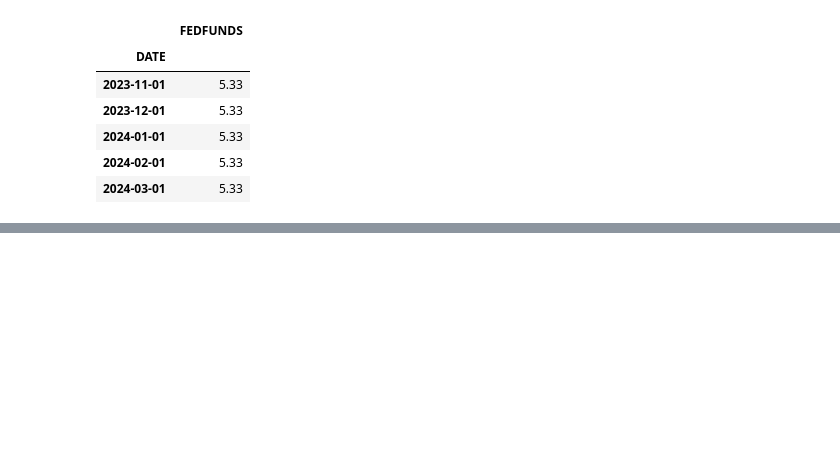
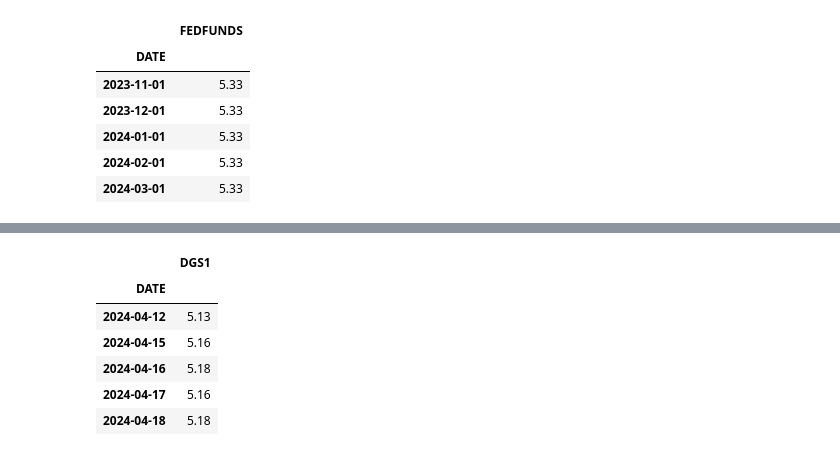
Before and after one commit to meoflaxz/stock-market-analytics-zoomcamp, a Jupyter notebook: week1-intro-data-sources/module1-intro-data-sources.ipynb, the cells around one changed output, grey strips where cells are left out. Cells and saved outputs as stored; diff of their text form; code cells hidden in the pictures; blank space fills up the shorter version.

```diff
--- a/week1-intro-data-sources/module1-intro-data-sources.ipynb
+++ b/week1-intro-data-sources/module1-intro-data-sources.ipynb
@@ -152,0 +172,13 @@ fedfunds.tail()
+# %%
+# treasury security 1 year
+# https://fred.stlouisfed.org/series/DGS1
+dgs1 = pdr.DataReader("DGS1", "fred", start=start)
+dgs1.tail()
+# %% [output]
+|  | DGS1 |
+| DATE |  |
+| 2024-04-12 | 5.13 |
+| 2024-04-15 | 5.16 |
+| 2024-04-16 | 5.18 |
+| 2024-04-17 | 5.16 |
+| 2024-04-18 | 5.18 |
```
Also changed, not shown: parts of 4 cells of this notebook.
